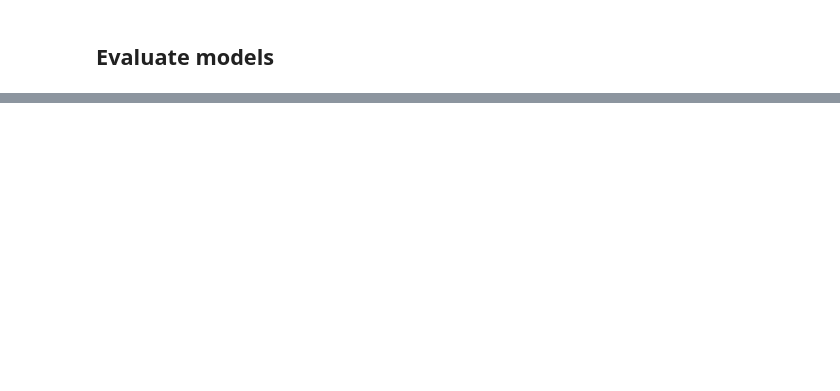
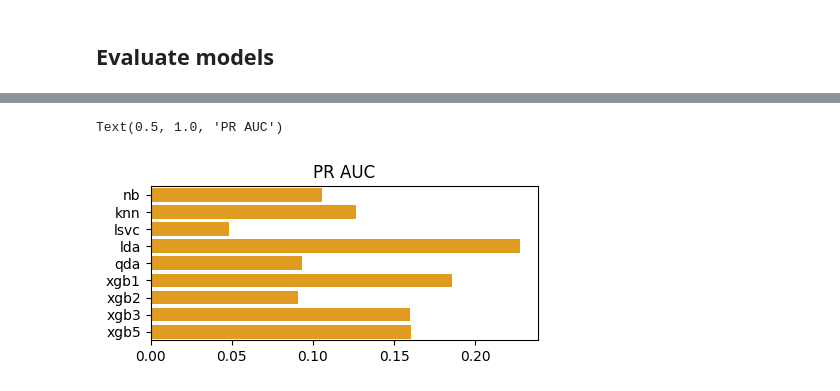
Before and after one commit to HaotingS/dsa4262_project, a Jupyter notebook: notebooks/modeling4_yeejet.ipynb, the cells around one changed output, grey strips where cells are left out. Cells and saved outputs as stored; diff of their text form; code cells hidden in the pictures; blank space fills up the shorter version.

```diff
--- a/notebooks/modeling4_yeejet.ipynb
+++ b/notebooks/modeling4_yeejet.ipynb
@@ -675,0 +736,7 @@ xgb3: F1 = 0.325
+# %%
+plt.figure(figsize=(5,2))
+sns.barplot(x=pr_aucs, y=models, orient='h', color='orange')
+plt.title("PR AUC")
+# %% [output]
+Text(0.5, 1.0, 'PR AUC')
+[figure, added]
```
Also changed, not shown: parts of 25 cells of this notebook.
